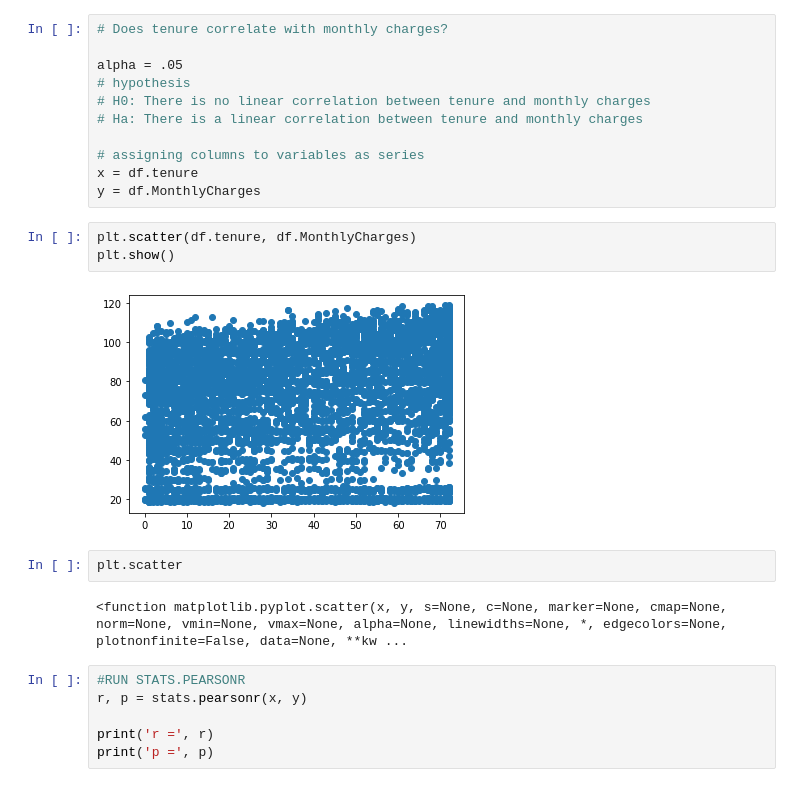
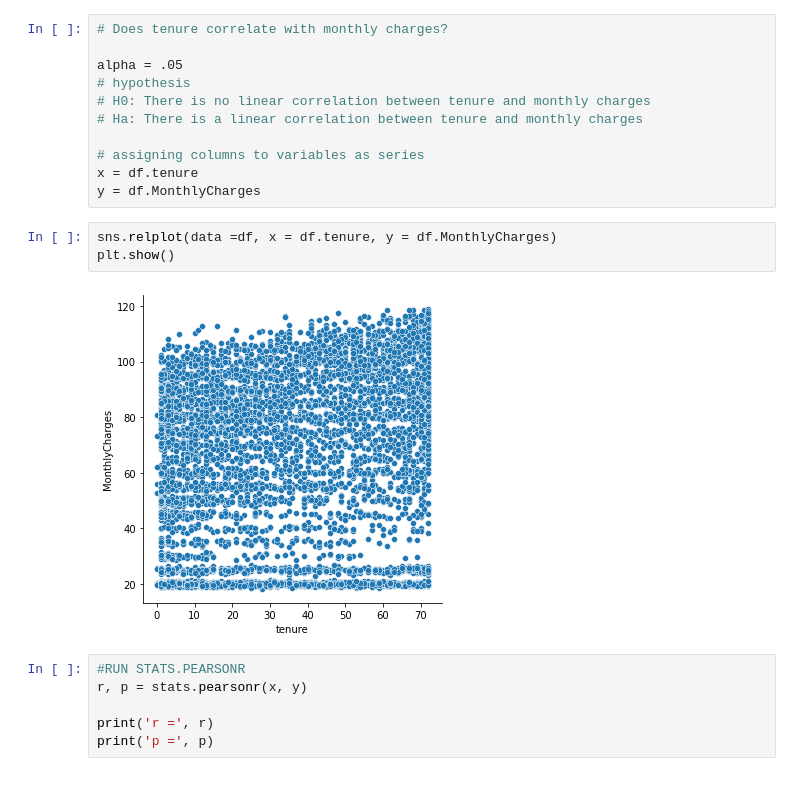
Before and after one commit to VincentBanuelos/statistics-exercises, a Jupyter notebook: hypothesis_testing.ipynb, the cells around one changed output. Saved outputs shown, nothing was run; the diff lists cells and outputs as text.

```diff
--- a/hypothesis_testing.ipynb
+++ b/hypothesis_testing.ipynb
@@ -352,14 +352,10 @@ alpha = .05
 x = df.tenure
 y = df.MonthlyCharges
 # %%
-plt.scatter(df.tenure, df.MonthlyCharges)
+sns.relplot(data =df, x = df.tenure, y = df.MonthlyCharges)
 plt.show()
 # %% [output]
-[figure, old version]
+[figure, new version]
-# %%
-plt.scatter
-# %% [output]
-<function matplotlib.pyplot.scatter(x, y, s=None, c=None, marker=None, cmap=None, norm=None, vmin=None, vmax=None, alpha=None, linewidths=None, *, edgecolors=None, plotnonfinite=False, data=None, **kw ...
 # %%
 #RUN STATS.PEARSONR
 r, p = stats.pearsonr(x, y)
```
Also changed, not shown: parts of 44 cells of this notebook.
